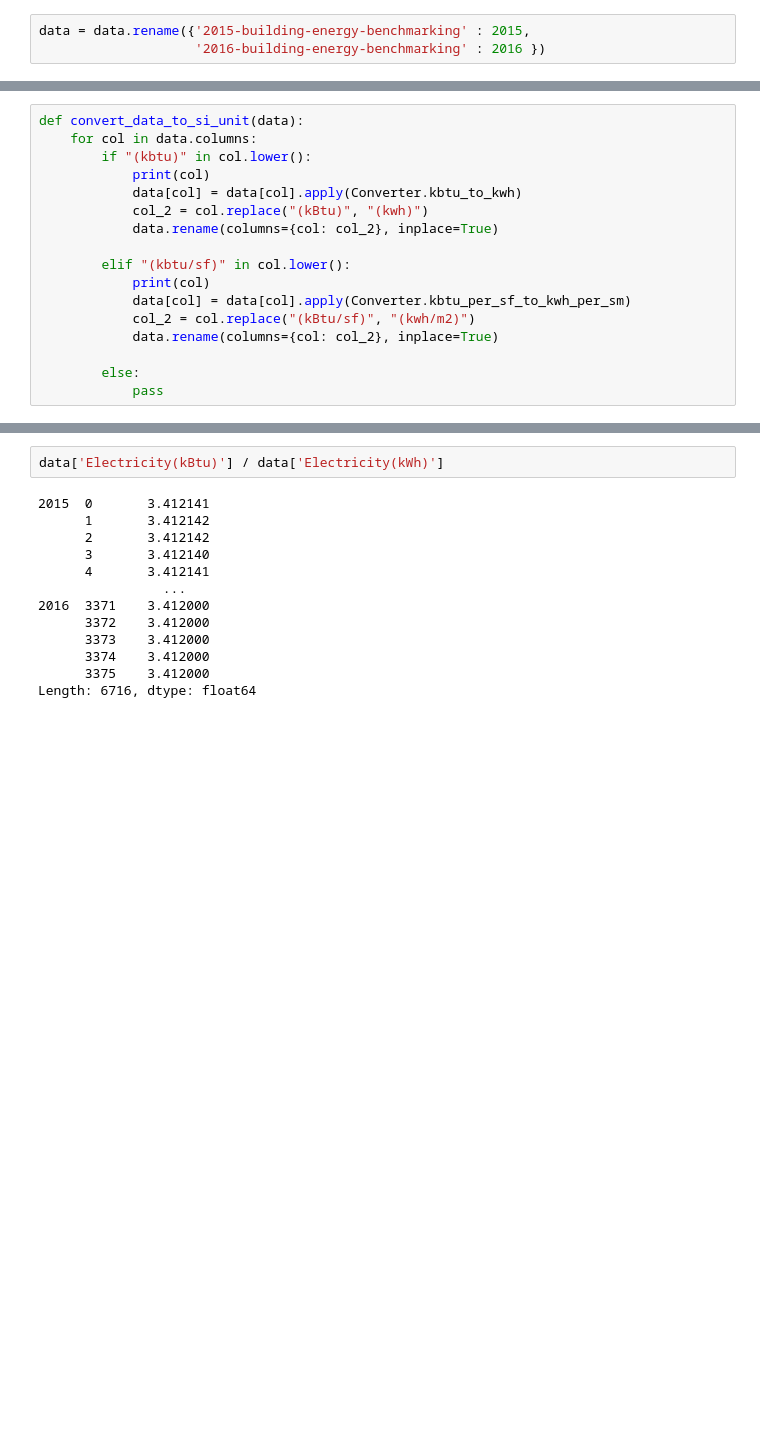
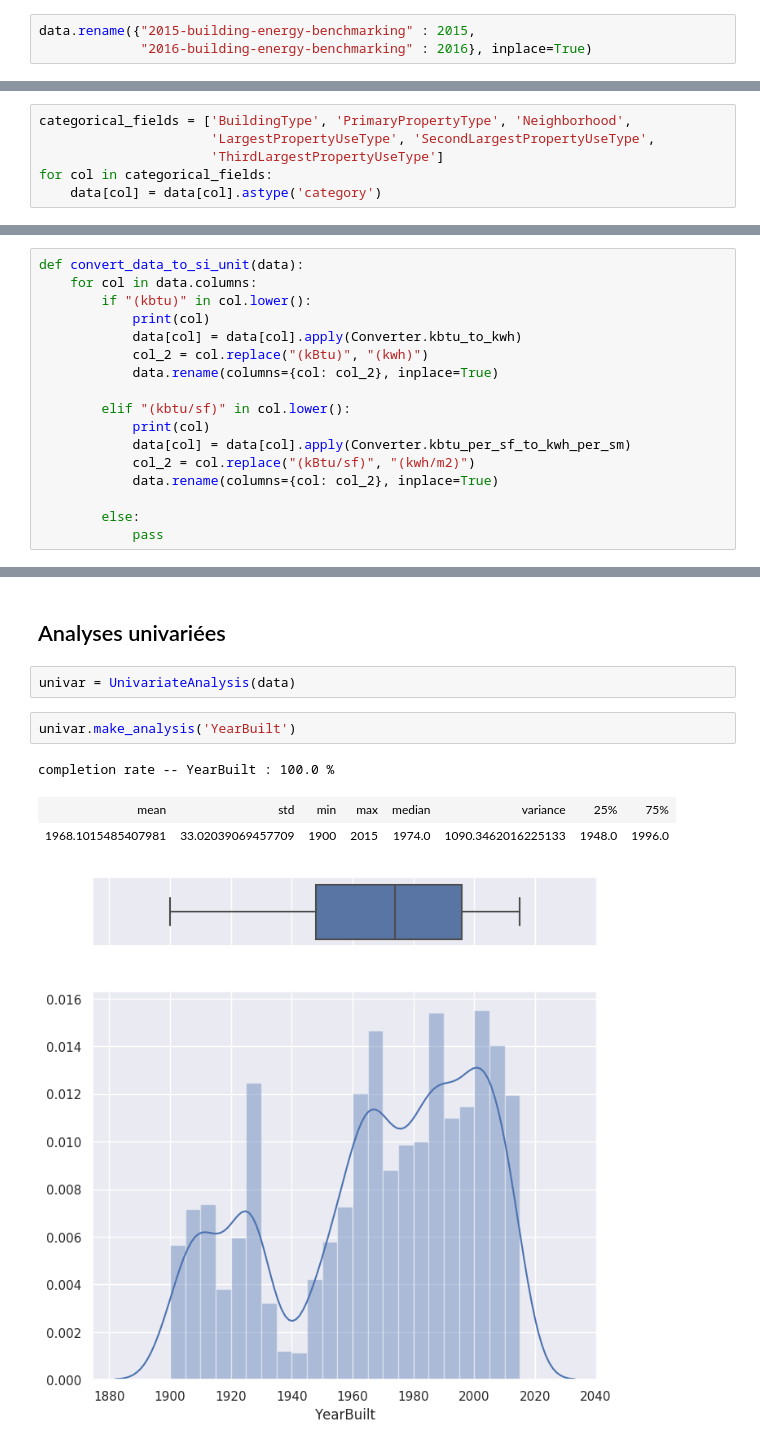
Before and after one commit to tgrandjean/OC-seattle-energy, a Jupyter notebook: notebooks/1.0-tg-initial-data-exploration.ipynb, the cells around one changed output, grey strips where cells are left out. Saved outputs shown, nothing was run; the diff lists cells and outputs as text; blank space fills up the shorter version.

Commit message:
:construction_worker: Univariate and bivariate analysis

```diff
--- a/notebooks/1.0-tg-initial-data-exploration.ipynb
+++ b/notebooks/1.0-tg-initial-data-exploration.ipynb
@@ -26,3 +49,3 @@ data = pd.concat(data, sort=False)
 # %%
-data = data.rename({'2015-building-energy-benchmarking' : 2015,
-                    '2016-building-energy-benchmarking' : 2016 })
+data.rename({"2015-building-energy-benchmarking" : 2015,
+             "2016-building-energy-benchmarking" : 2016}, inplace=True)
@@ -52,2 +54,8 @@ data.describe()
+# %%
+categorical_fields = ['BuildingType', 'PrimaryPropertyType', 'Neighborhood',
+                      'LargestPropertyUseType', 'SecondLargestPropertyUseType',
+                      'ThirdLargestPropertyUseType']
+for col in categorical_fields:
+    data[col] = data[col].astype('category')
 # %%
 for col in data.columns:
@@ -158,15 +199,11 @@ data['Electricity(kWh)'] / data['Electricity(kwh)']
-# %%
-data['Electricity(kBtu)'] / data['Electricity(kWh)']
-# %% [output]
-2015  0       3.412141
-      1       3.412142
-      2       3.412142
-      3       3.412140
-      4       3.412141
-                ...
-2016  3371    3.412000
-      3372    3.412000
-      3373    3.412000
-      3374    3.412000
-      3375    3.412000
-Length: 6716, dtype: float64
+# %% [markdown]
+## Analyses univariées
+# %%
+univar = UnivariateAnalysis(data)
+# %%
+univar.make_analysis('YearBuilt')
+# %% [output]
+completion rate -- YearBuilt : 100.0 %
+| mean | std | min | max | median | variance | 25% | 75% |
+| 1968.1015485407981 | 33.02039069457709 | 1900 | 2015 | 1974.0 | 1090.3462016225133 | 1948.0 | 1996.0 |
+[figure, added]
```
Also changed, not shown: parts of 37 cells of this notebook, 3 other files.
